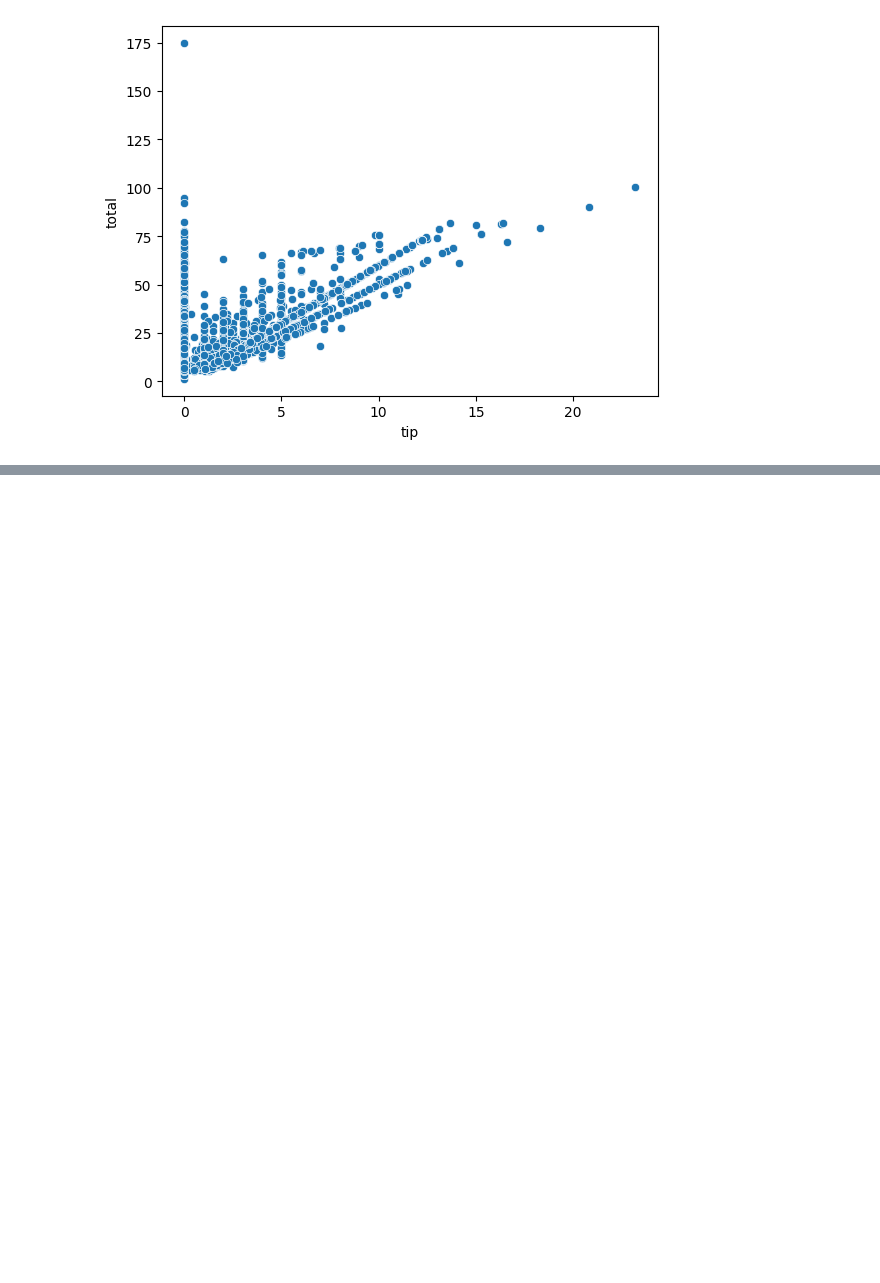
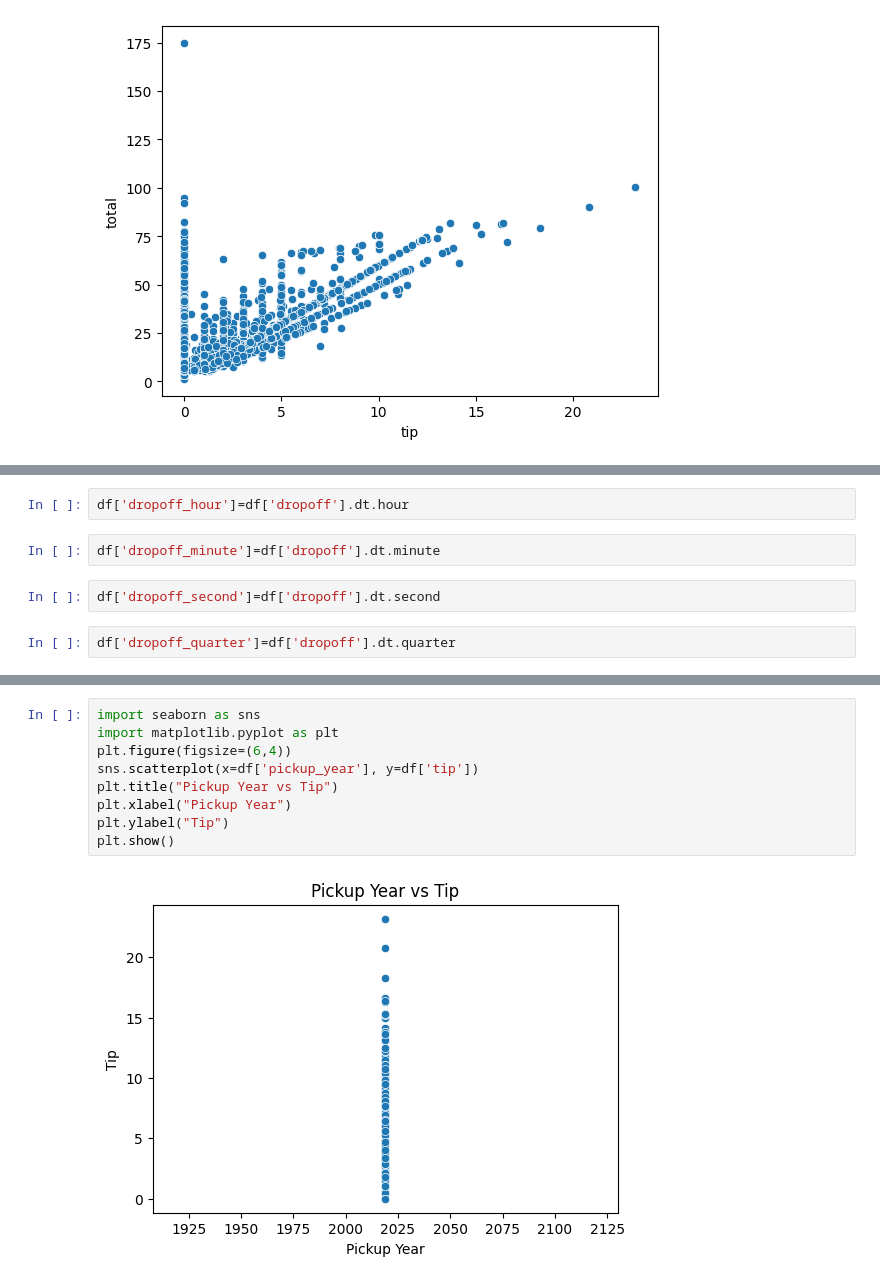
Before and after one commit to ShivaniMareddy/hypothesis_testing_and_statistical_inference, a Jupyter notebook: Hypothesis_Testing_and_Statistical_Inference.ipynb, the cells around one changed output, grey strips where cells are left out. Saved outputs shown, nothing was run; the diff lists cells and outputs as text; blank space fills up the shorter version.

```diff
--- a/Hypothesis_Testing_and_Statistical_Inference.ipynb
+++ b/Hypothesis_Testing_and_Statistical_Inference.ipynb
@@ -668,0 +901,8 @@ sns.scatterplot(x=df['tip'],y=df['total'])
+# %%
+df['dropoff_hour']=df['dropoff'].dt.hour
+# %%
+df['dropoff_minute']=df['dropoff'].dt.minute
+# %%
+df['dropoff_second']=df['dropoff'].dt.second
+# %%
+df['dropoff_quarter']=df['dropoff'].dt.quarter
@@ -668,0 +1118,11 @@ sns.scatterplot(x=df['tip'],y=df['total'])
+# %%
+import seaborn as sns
+import matplotlib.pyplot as plt
+plt.figure(figsize=(6,4))
+sns.scatterplot(x=df['pickup_year'], y=df['tip'])
+plt.title("Pickup Year vs Tip")
+plt.xlabel("Pickup Year")
+plt.ylabel("Tip")
+plt.show()
+# %% [output]
+[figure, added]
```
Also changed, not shown: parts of 67 cells of this notebook.
